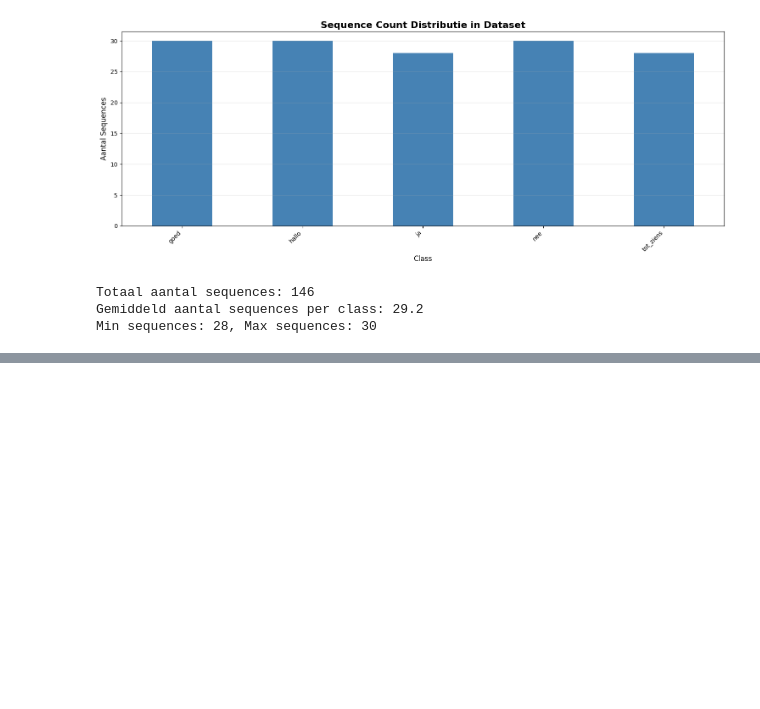
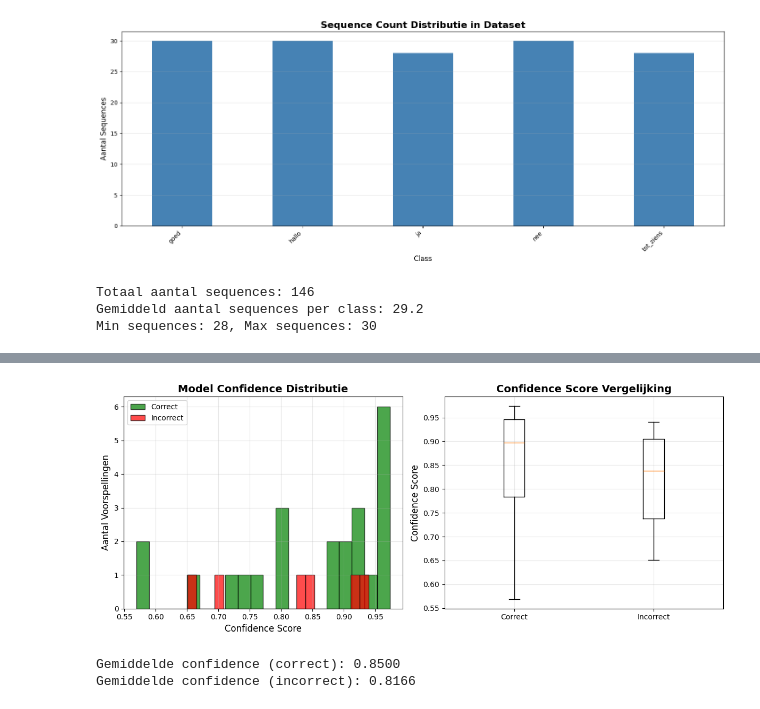
Before and after one commit to vives-project-xp/Signapse, a Jupyter notebook: notebooks/training/lstm_model/model_lstm.ipynb, the cells around one changed output, grey strips where cells are left out. Drawn from its saved outputs; the diff is of its cells as text; code cells hidden in the pictures; blank space fills up the shorter version.

```diff
--- a/notebooks/training/lstm_model/model_lstm.ipynb
+++ b/notebooks/training/lstm_model/model_lstm.ipynb
@@ -95,0 +194,45 @@ Validation Accuracy: 20.69%
+# %%
+# 5. Plot Confidence Distribution
+plt.figure(figsize=(12, 5))
+
+# Histogram
+plt.subplot(1, 2, 1)
+if len(correct_confidences) > 0:
+    plt.hist(correct_confidences, bins=20, alpha=0.7, label='Correct', color='green', edgecolor='black')
+if len(incorrect_confidences) > 0:
+    plt.hist(incorrect_confidences, bins=20, alpha=0.7, label='Incorrect', color='red', edgecolor='black')
+plt.xlabel('Confidence Score', fontsize=12)
+plt.ylabel('Aantal Voorspellingen', fontsize=12)
+plt.title('Model Confidence Distributie', fontsize=14, fontweight='bold')
+plt.legend()
+plt.grid(alpha=0.3)
+
+# Boxplot
+plt.subplot(1, 2, 2)
+data_to_plot = []
+labels_to_plot = []
+
+if len(correct_confidences) > 0:
+    data_to_plot.append(correct_confidences)
+    labels_to_plot.append('Correct')
+if len(incorrect_confidences) > 0:
+    data_to_plot.append(incorrect_confidences)
+    labels_to_plot.append('Incorrect')
+
+if data_to_plot:
+    plt.boxplot(data_to_plot, labels=labels_to_plot)
+    plt.ylabel('Confidence Score', fontsize=12)
+    plt.title('Confidence Score Vergelijking', fontsize=14, fontweight='bold')
+    plt.grid(alpha=0.3)
+
+plt.tight_layout()
+plt.show()
+
+if len(correct_confidences) > 0:
+    print(f"\nGemiddelde confidence (correct): {np.mean(correct_confidences):.4f}")
+if len(incorrect_confidences) > 0:
+    print(f"Gemiddelde confidence (incorrect): {np.mean(incorrect_confidences):.4f}")
+# %% [output]
+[figure, added]
+Gemiddelde confidence (correct): 0.8500
+Gemiddelde confidence (incorrect): 0.8166
```
Also changed, not shown: parts of 6 cells of this notebook, 2 other files.
